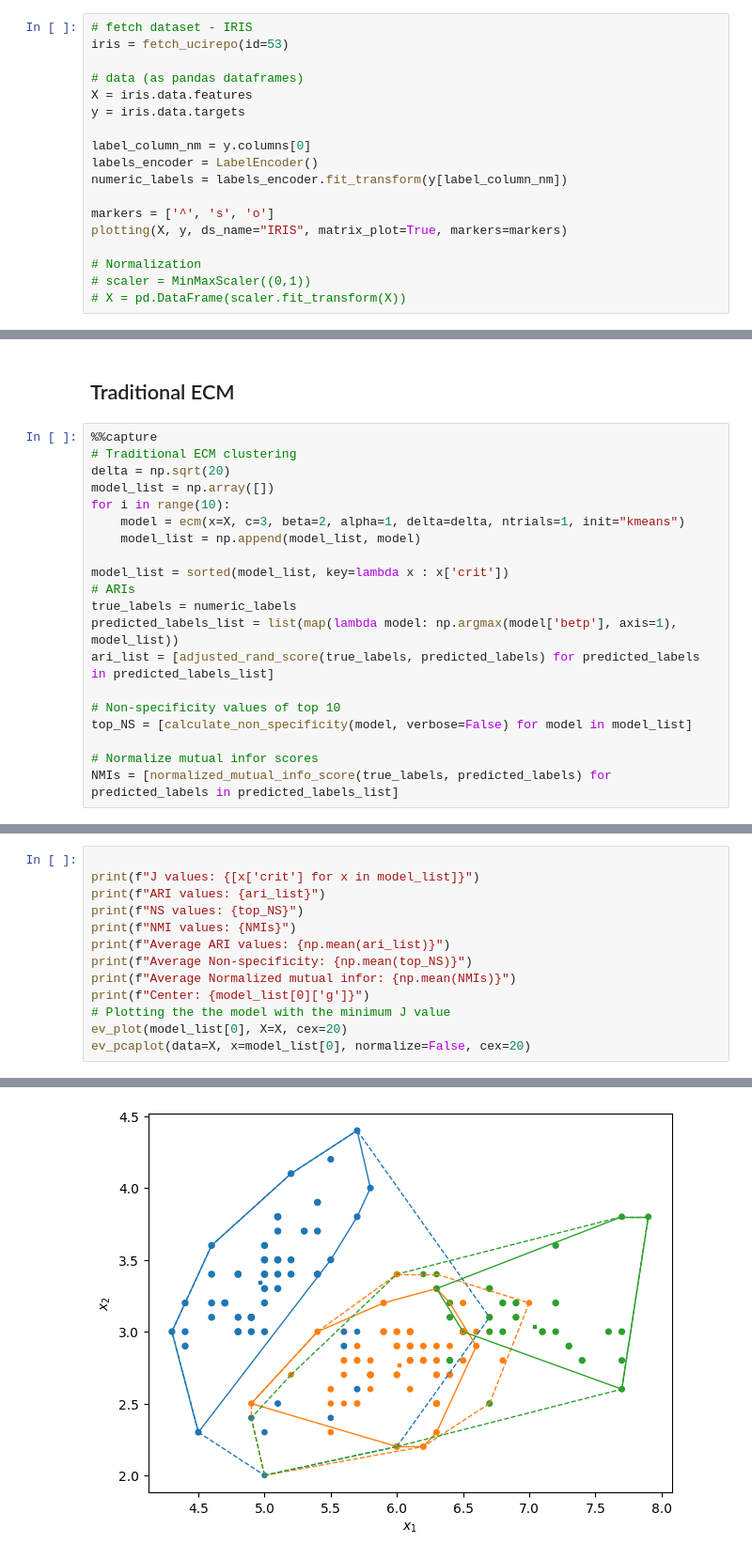
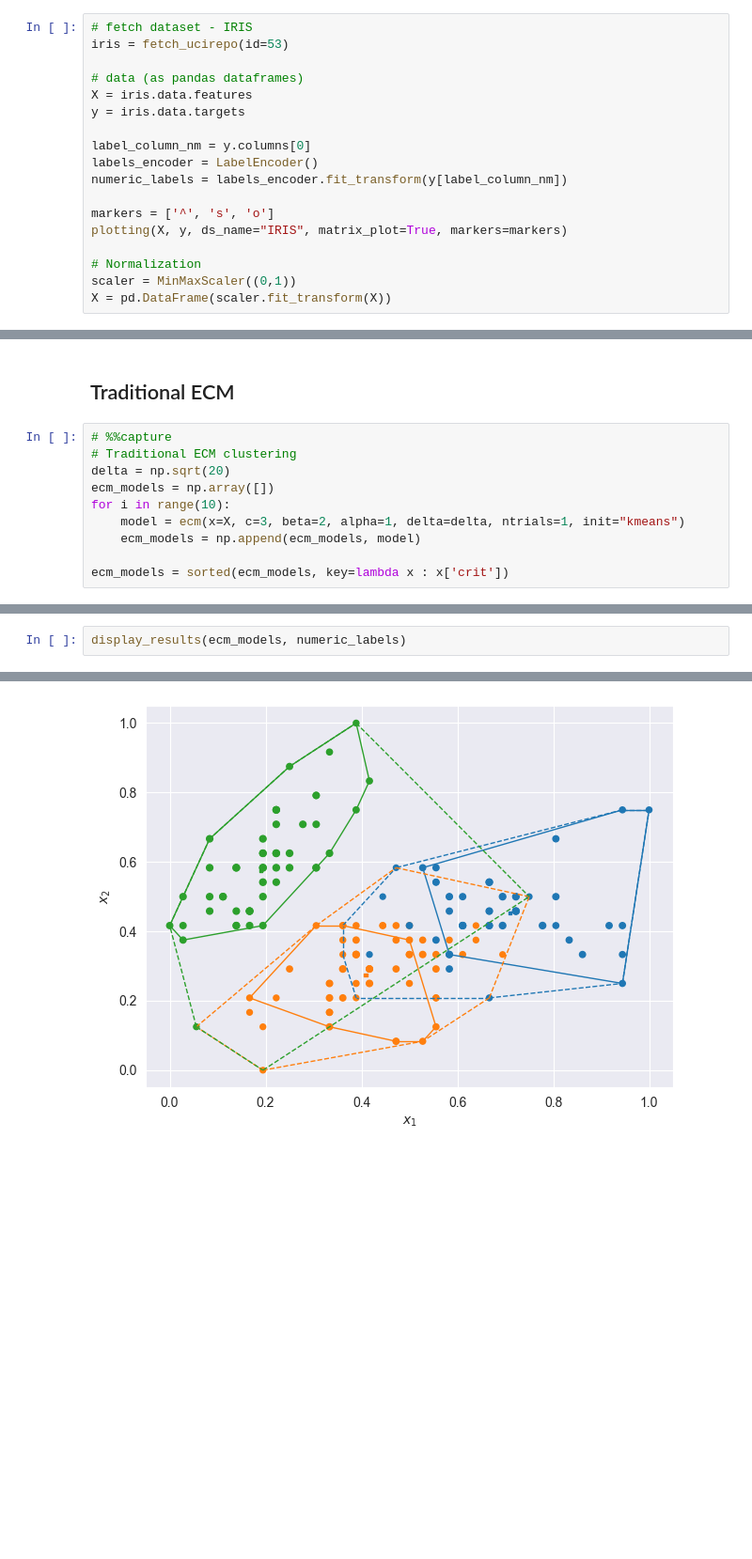
Before and after one commit to tridogithub/evclust, a Jupyter notebook: docs/internship/wecm_iris.ipynb, the cells around one changed output, grey strips where cells are left out. Shown at 94% size. Saved outputs shown, nothing was run; the diff lists cells and outputs as text; blank space fills up the shorter version.

Commit message:
Updating results of new WECM

```diff
--- a/docs/internship/wecm_iris.ipynb
+++ b/docs/internship/wecm_iris.ipynb
@@ -31,8 +50,8 @@ markers = ['^', 's', 'o']
 plotting(X, y, ds_name="IRIS", matrix_plot=True, markers=markers)
 
 # Normalization
-# scaler = MinMaxScaler((0,1))
-# X = pd.DataFrame(scaler.fit_transform(X))
+scaler = MinMaxScaler((0,1))
+X = pd.DataFrame(scaler.fit_transform(X))
 # %% [output]
    sepal length  sepal width  petal length  petal width
 0           5.1          3.5           1.4          0.2
@@ -46,22 +65,12 @@ No artists with labels found to put in legend.  Note that artists whose label st
 # %% [markdown]
 ## Traditional ECM
 # %%
-%%capture
+# %%capture
 # Traditional ECM clustering
 delta = np.sqrt(20)
-model_list = np.array([])
+ecm_models = np.array([])
 for i in range(10):
     model = ecm(x=X, c=3, beta=2, alpha=1, delta=delta, ntrials=1, init="kmeans")
-    model_list = np.append(model_list, model)
+    ecm_models = np.append(ecm_models, model)
 
-model_list = sorted(model_list, key=lambda x : x['crit'])
-# ARIs
-true_labels = numeric_labels
-predicted_labels_list = list(map(lambda model: np.argmax(model['betp'], axis=1), model_list))
-ari_list = [adjusted_rand_score(true_labels, predicted_labels) for predicted_labels in predicted_labels_list]
-
-# Non-specificity values of top 10
-top_NS = [calculate_non_specificity(model, verbose=False) for model in model_list]
-
-# Normalize mutual infor scores
-NMIs = [normalized_mutual_info_score(true_labels, predicted_labels) for predicted_labels in predicted_labels_list]
+ecm_models = sorted(ecm_models, key=lambda x : x['crit'])
@@ -68,14 +95,3 @@ NMIs = [normalized_mutual_info_score(true_labels, predicted_labels) for predicte
 # %%
-
-print(f"J values: {[x['crit'] for x in model_list]}")
-print(f"ARI values: {ari_list}")
-print(f"NS values: {top_NS}")
-print(f"NMI values: {NMIs}")
-print(f"Average ARI values: {np.mean(ari_list)}")
-print(f"Average Non-specificity: {np.mean(top_NS)}")
-print(f"Average Normalized mutual infor: {np.mean(NMIs)}")
-print(f"Center: {model_list[0]['g']}")
-# Plotting the the model with the minimum J value
-ev_plot(model_list[0], X=X, cex=20)
-ev_pcaplot(data=X, x=model_list[0], normalize=False, cex=20)
+display_results(ecm_models, numeric_labels)
 # %% [output]
@@ -92 +102 @@ Center: [[4.96305904 3.34530196 1.49236733 0.24663939]
-[figure, old version]
+[figure, new version]
```
Also changed, not shown: parts of 11 cells of this notebook, 1 other file.
